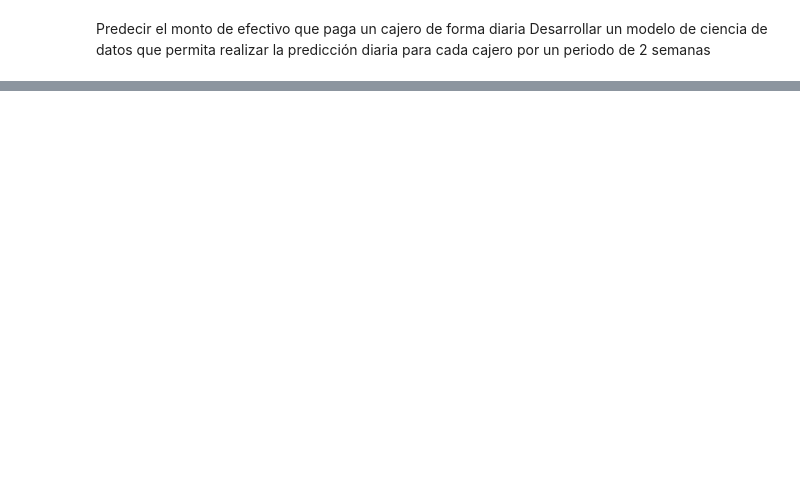
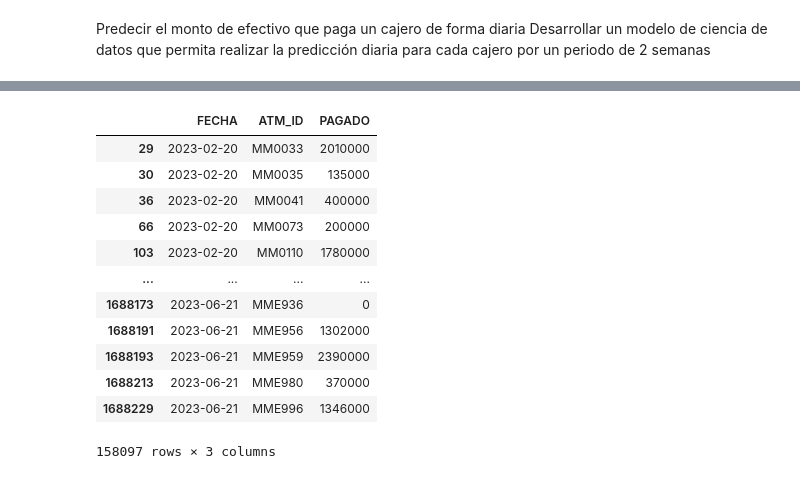
Before and after one commit to JairAmaro/Portafolio, a Jupyter notebook: BBVA ATMS/BBVA_ATMS.ipynb, the cells around one changed output, grey strips where cells are left out. Cells and saved outputs as stored; diff of their text form; code cells hidden in the pictures; blank space fills up the shorter version.

```diff
--- a/BBVA ATMS/BBVA_ATMS.ipynb
+++ b/BBVA ATMS/BBVA_ATMS.ipynb
@@ -436,0 +428,16 @@ Error cuadrático medio (MSE): 39487703785026.97
+# %%
+df_modelo
+# %% [output]
+|  | FECHA | ATM_ID | PAGADO |
+| 29 | 2023-02-20 | MM0033 | 2010000 |
+| 30 | 2023-02-20 | MM0035 | 135000 |
+| 36 | 2023-02-20 | MM0041 | 400000 |
+| 66 | 2023-02-20 | MM0073 | 200000 |
+| 103 | 2023-02-20 | MM0110 | 1780000 |
+| ... | ... | ... | ... |
+| 1688173 | 2023-06-21 | MME936 | 0 |
+| 1688191 | 2023-06-21 | MME956 | 1302000 |
+| 1688193 | 2023-06-21 | MME959 | 2390000 |
+| 1688213 | 2023-06-21 | MME980 | 370000 |
+| 1688229 | 2023-06-21 | MME996 | 1346000 |
+158097 rows × 3 columns
```
Also changed, not shown: parts of 11 cells of this notebook.
